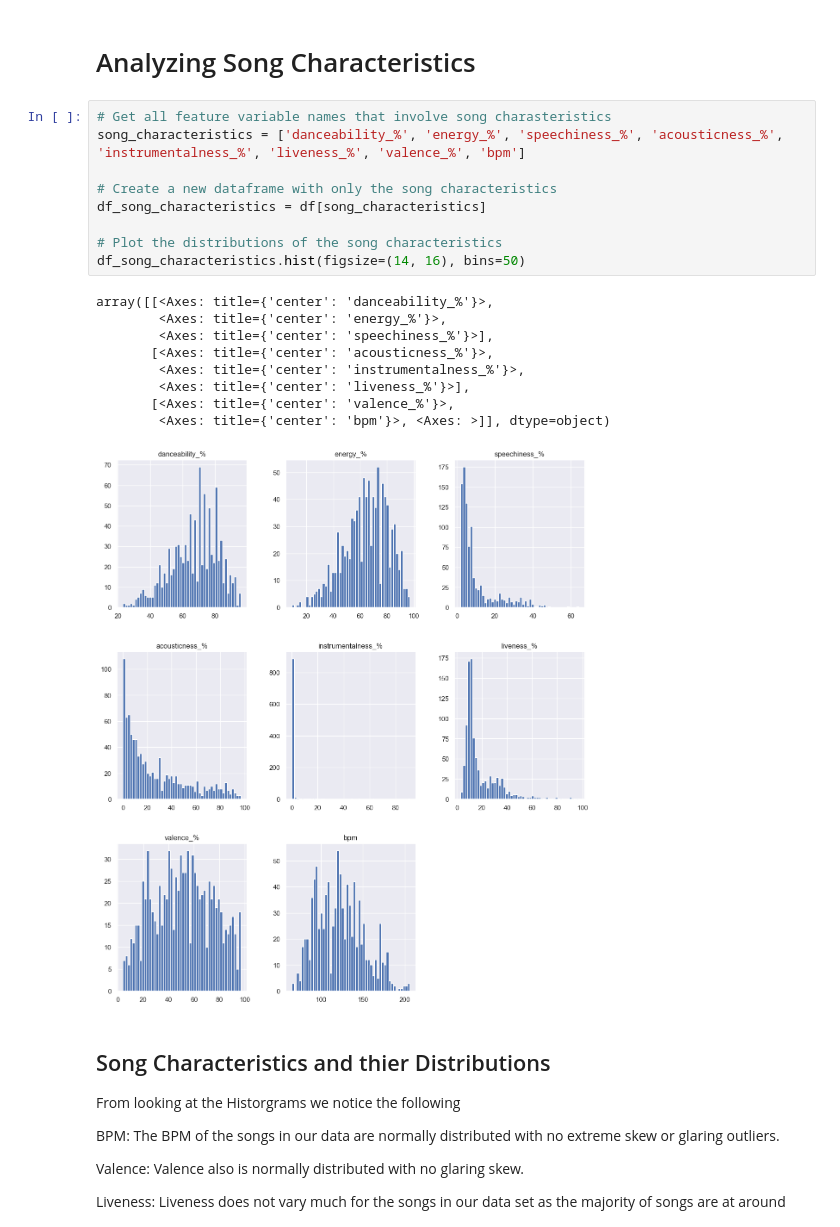
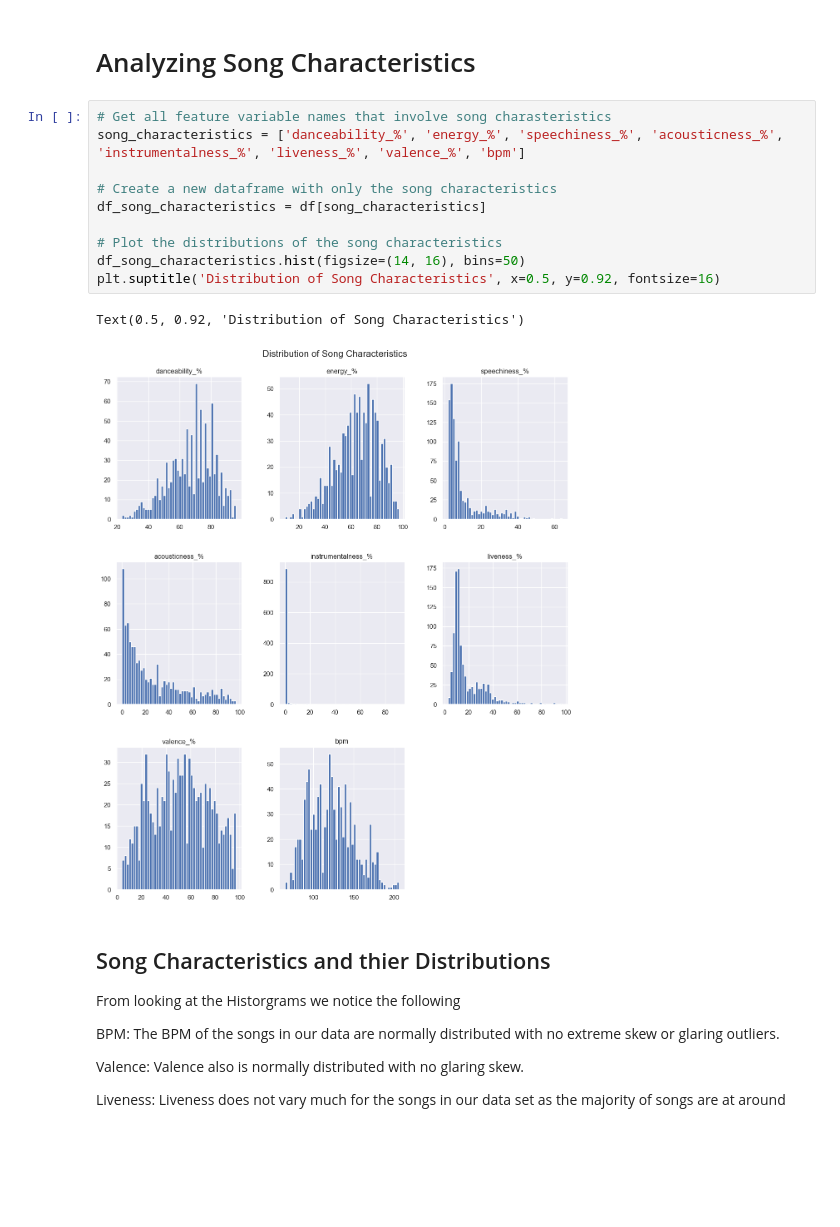
Before and after one commit to uzitak161/DS3000_Project, a Jupyter notebook: Project.EDA.ipynb, the cells around one changed output. Cells and saved outputs as stored; diff of their text form; blank space fills up the shorter version.

```diff
--- a/Project.EDA.ipynb
+++ b/Project.EDA.ipynb
@@ -268,22 +271,16 @@ By looking at our first graph we can see that music in our dataset is realeased
 # %%
 # Get all feature variable names that involve song charasteristics
 song_characteristics = ['danceability_%', 'energy_%', 'speechiness_%', 'acousticness_%', 'instrumentalness_%', 'liveness_%', 'valence_%', 'bpm']
 
 # Create a new dataframe with only the song characteristics
 df_song_characteristics = df[song_characteristics]
 
 # Plot the distributions of the song characteristics
 df_song_characteristics.hist(figsize=(14, 16), bins=50)
+plt.suptitle('Distribution of Song Characteristics', x=0.5, y=0.92, fontsize=16)
 # %% [output]
-array([[<Axes: title={'center': 'danceability_%'}>,
-        <Axes: title={'center': 'energy_%'}>,
-        <Axes: title={'center': 'speechiness_%'}>],
-       [<Axes: title={'center': 'acousticness_%'}>,
-        <Axes: title={'center': 'instrumentalness_%'}>,
-        <Axes: title={'center': 'liveness_%'}>],
-       [<Axes: title={'center': 'valence_%'}>,
-        <Axes: title={'center': 'bpm'}>, <Axes: >]], dtype=object)
+Text(0.5, 0.92, 'Distribution of Song Characteristics')
-[figure, old version]
+[figure, new version]
 # %% [markdown]
 ## Song Characteristics and thier Distributions ##
 
```
Also changed, not shown: parts of 6 cells of this notebook.
